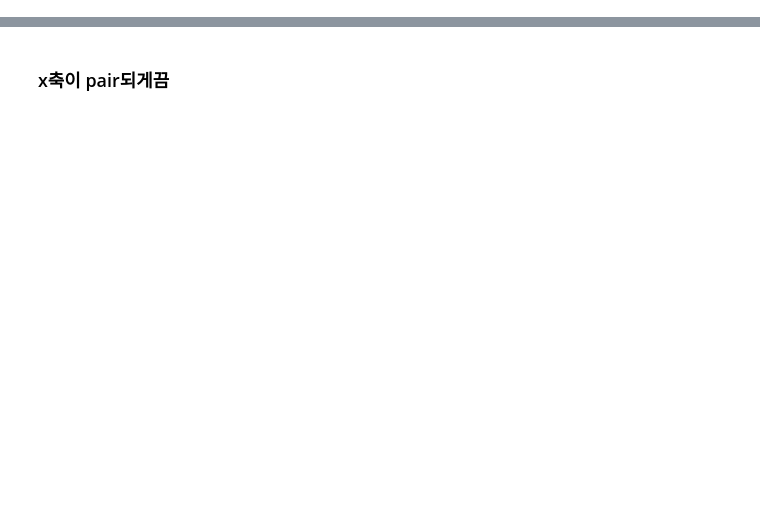
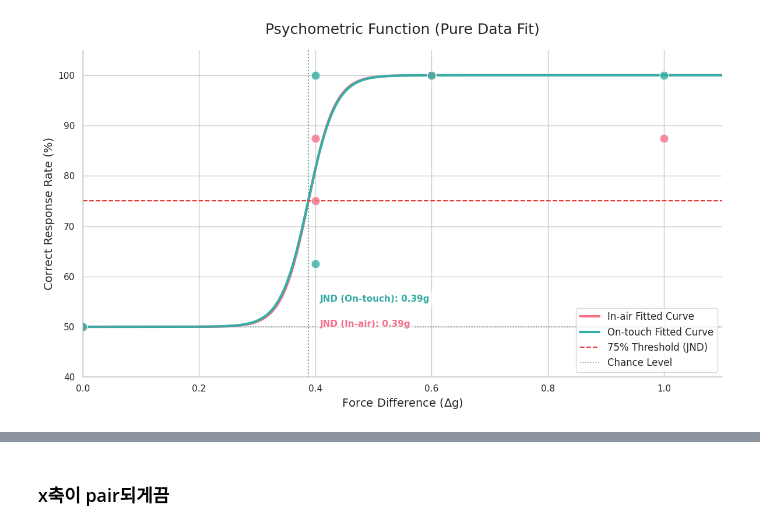
Before and after one commit to kyungeunvoyage/NailFoldExp, a Jupyter notebook: Analysis/(Analysis)Force_Discrimination.ipynb, the cells around one changed output, grey strips where cells are left out. Cells and saved outputs as stored; diff of their text form; code cells hidden in the pictures; blank space fills up the shorter version.

```diff
--- a/Analysis/(Analysis)Force_Discrimination.ipynb
+++ b/Analysis/(Analysis)Force_Discrimination.ipynb
@@ -192,0 +232,100 @@ else:
+# %%
+import pandas as pd
+import numpy as np
+import seaborn as sns
+import matplotlib.pyplot as plt
+from scipy.optimize import curve_fit
+from scipy.special import expit
+
+# 1. 데이터 로드 및 통합
+file_names = ['P1_ForceDiscrimination.csv', 'P2_ForceDiscrimination.csv']
+data_list = []
+
+for file in file_names:
+    try:
+        temp_df = pd.read_csv(file)
+        data_list.append(temp_df)
+    except FileNotFoundError:
+        print(f"파일을 찾을 수 없습니다: {file}")
+
+if not data_list:
+    print("데이터가 없습니다.")
+else:
+    df = pd.concat(data_list, ignore_index=True)
+
+    # 정답 판별 로직
+    def calculate_correct(row):
+        if row['Comparison'] > row['Reference']:
+            return 1 if row['ChoseComparison'] == 1 else 0
+        elif row['Comparison'] < row['Reference']:
+            return 1 if row['ChoseComparison'] == 0 else 0
+        else:
+            return 0.5
+
+    df['IsCorrect_Num'] = df.apply(calculate_correct, axis=1)
+    df['ForceDiff'] = abs(df['Comparison'] - df['Reference'])
+
+    # 2. 로지스틱 모델 정의
+    # 가상 데이터를 삭제했으므로, 실제 데이터의 분포에 따라 시작점과 기울기가 결정됩니다.
+    def logistic_model(x, k, x0):
+        return 0.5 + 0.5 * expit(k * (x - x0))
+
+    # 3. 시각화 설정
+    plt.figure(figsize=(12, 7))
+    sns.set_theme(style="whitegrid")
+
+    available_conditions = df['Condition'].unique()
+    colors = sns.color_palette("husl", len(available_conditions))
+    x_smooth = np.linspace(0, max(df['ForceDiff']) * 1.1, 300)
+
+    for i, cond in enumerate(available_conditions):
+        cond_data = df[df['Condition'] == cond]
+        if cond_data.empty: continue
+
+        # 실제 측정된 데이터 포인트만 그룹화
+        fit_data = cond_data.groupby('ForceDiff')['IsCorrect_Num'].mean().reset_index()
+
+        # 가상 데이터(0, 0.5) 삽입 과정을 삭제하고 실제 데이터만 사용
+        X_fit = fit_data['ForceDiff'].values
+        Y_fit = fit_data['IsCorrect_Num'].values
+
+        try:
+            # 커브 피팅 수행
+            # 가상 데이터가 없으므로 초기값(p0) 설정을 실제 데이터 범위에 맞게 조정
+            popt, _ = curve_fit(logistic_model, X_fit, Y_fit, p0=[10, np.median(X_fit)], bounds=([0, 0], [50, 2.0]))
+            k_fit, x0_fit = popt
+
+            # 곡선 그리기
+            y_smooth = logistic_model(x_smooth, k_fit, x0_fit) * 100
+            plt.plot(x_smooth, y_smooth, color=colors[i], linewidth=3, label=f'{cond} Fitted Curve')
+
+            # 실제 데이터 포인트 표시
+            plt.scatter(fit_data['ForceDiff'], fit_data['IsCorrect_Num'] * 100,
+                        color=colors[i], s=120, alpha=0.8, edgecolor='white', zorder=5)
+
+            # JND (75% 지점) 표시
+            jnd_val = x0_fit
+            plt.axvline(jnd_val, color=colors[i], linestyle=':', alpha=0.8)
+            plt.text(jnd_val + 0.02, 50 + (i*5), f'JND ({cond}): {jnd_val:.2f}g',
+                     color=colors[i], fontsize=11, fontweight='bold',
+                     bbox=dict(facecolor='white', alpha=0.6, edgecolor='none'))
+
+        except Exception as e:
+            print(f"{cond} 피팅 실패: {e}")
+
+    # 4. 가이드라인 및 디테일
+    plt.axhline(75, color='#E53935', linestyle='--', linewidth=1.5, label='75% Threshold (JND)')
+    plt.axhline(50, color='#78909C', linestyle=':', linewidth=1.2, label='Chance Level')
+
+    plt.title('Psychometric Function (Pure Data Fit)', fontsize=18, pad=20)
+    plt.xlabel('Force Difference ($\Delta$g)', fontsize=14)
+    plt.ylabel('Correct Response Rate (%)', fontsize=14)
+    plt.ylim(40, 105)
+    plt.xlim(0, max(df['ForceDiff']) + 0.1)
+    plt.legend(frameon=True, loc='lower right', fontsize=12)
+    sns.despine()
+
+    plt.tight_layout()
+    plt.show()
+# %% [output]
+[figure, added]
```
Also changed, not shown: parts of 9 cells of this notebook.
